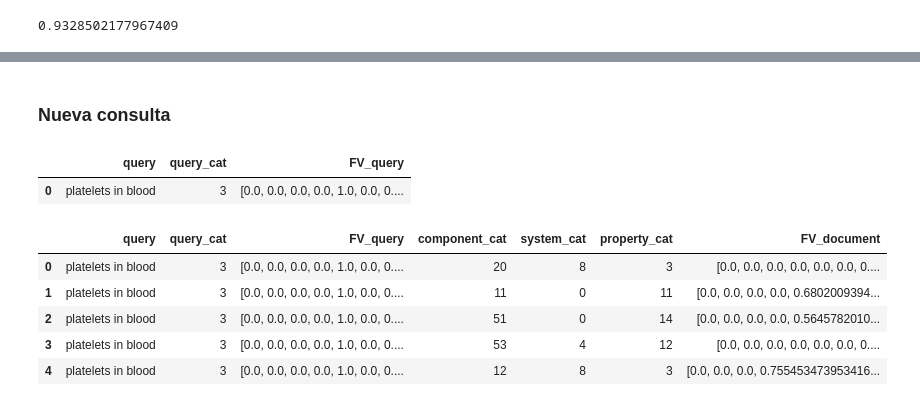
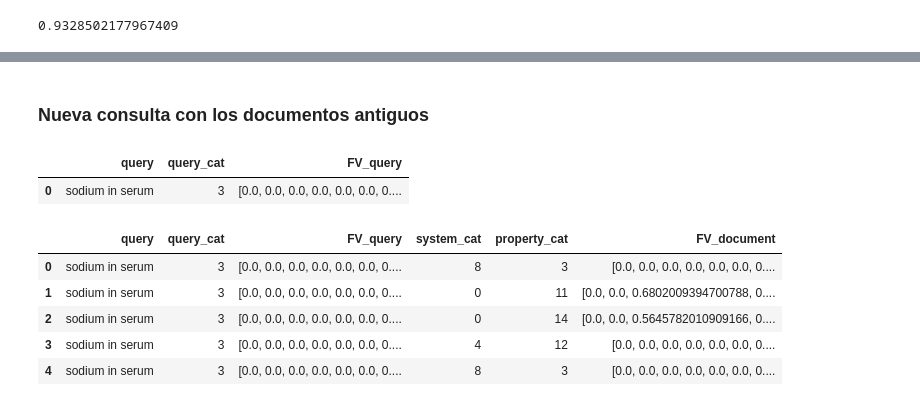
Before and after one commit to alexsierra45/ib-mlr, a Jupyter notebook: AdaRank.ipynb, the cells around one changed output, grey strips where cells are left out. Cells and saved outputs as stored; diff of their text form; code cells hidden in the pictures.

```diff
--- a/AdaRank.ipynb
+++ b/AdaRank.ipynb
@@ -28,7 +31,7 @@ dtypes: int64(1), object(5)
 memory usage: 9.6+ KB
 # %%
 encoders = {}
-for col in ['query','component', 'system', 'property']:
+for col in ['query', 'system', 'property']:
   le = LabelEncoder()
   data[col+'_cat'] = le.fit_transform(data[col])
   encoders[col] = le
@@ -61,7 +64,8 @@ def lemmatize(text):
 def return_sentences(tokens):
     return " ".join([word for word in tokens])
 # %%
-data['removed_punc'] = data['long_common_name'].apply(lambda x: remove_punct(x))
+data['text'] = data['long_common_name'] + ' ' + data['component']
+data['removed_punc'] = data['text'].apply(lambda x: remove_punct(x))
 data['tokens'] = data['removed_punc'].apply(lambda msg : tokenize(msg))
 #data['larger_tokens'] = data['tokens'].apply(lambda x : remove_small_words(x))
 data['clean_tokens'] = data['tokens'].apply(lambda x : remove_stopwords(x))
@@ -185,24 +185,24 @@ data.loc[df_query.index][:10]
 # %% [markdown]
-### Nueva consulta
+### Nueva consulta con los documentos antiguos
 # %%
-new_query = ['platelets in blood']
+new_query = ['sodium in serum']
 df_new = pd.DataFrame([new_query], columns=['query'])
 df_new['query_cat'] = encoders['query'].classes_.size
 df_new['FV_query'] = tfidf.transform(df_new['query']).toarray().tolist()
 df_new.head()
 # %% [output]
 |  | query | query_cat | FV_query |
-| 0 | platelets in blood | 3 | [0.0, 0.0, 0.0, 0.0, 1.0, 0.0, 0.... |
+| 0 | sodium in serum | 3 | [0.0, 0.0, 0.0, 0.0, 0.0, 0.0, 0.... |
 # %%
 df_new = pd.concat([df_new] * len(data['FV_document']), ignore_index=True)
-df_new = pd.concat([df_new, data[['component_cat', 'system_cat', 'property_cat', 'FV_document']]], axis=1)
+df_new = pd.concat([df_new, data[['system_cat', 'property_cat', 'FV_document']]], axis=1)
 df_new.head()
 # %% [output]
-|  | query | query_cat | FV_query | component_cat | system_cat | property_cat | FV_document |
-| 0 | platelets in blood | 3 | [0.0, 0.0, 0.0, 0.0, 1.0, 0.0, 0.... | 20 | 8 | 3 | [0.0, 0.0, 0.0, 0.0, 0.0, 0.0, 0.... |
-| 1 | platelets in blood | 3 | [0.0, 0.0, 0.0, 0.0, 1.0, 0.0, 0.... | 11 | 0 | 11 | [0.0, 0.0, 0.0, 0.0, 0.6802009394... |
-| 2 | platelets in blood | 3 | [0.0, 0.0, 0.0, 0.0, 1.0, 0.0, 0.... | 51 | 0 | 14 | [0.0, 0.0, 0.0, 0.0, 0.5645782010... |
-| 3 | platelets in blood | 3 | [0.0, 0.0, 0.0, 0.0, 1.0, 0.0, 0.... | 53 | 4 | 12 | [0.0, 0.0, 0.0, 0.0, 0.0, 0.0, 0.... |
-| 4 | platelets in blood | 3 | [0.0, 0.0, 0.0, 0.0, 1.0, 0.0, 0.... | 12 | 8 | 3 | [0.0, 0.0, 0.0, 0.755453473953416... |
+|  | query | query_cat | FV_query | system_cat | property_cat | FV_document |
+| 0 | sodium in serum | 3 | [0.0, 0.0, 0.0, 0.0, 0.0, 0.0, 0.... | 8 | 3 | [0.0, 0.0, 0.0, 0.0, 0.0, 0.0, 0.... |
+| 1 | sodium in serum | 3 | [0.0, 0.0, 0.0, 0.0, 0.0, 0.0, 0.... | 0 | 11 | [0.0, 0.0, 0.6802009394700788, 0.... |
+| 2 | sodium in serum | 3 | [0.0, 0.0, 0.0, 0.0, 0.0, 0.0, 0.... | 0 | 14 | [0.0, 0.0, 0.5645782010909166, 0.... |
+| 3 | sodium in serum | 3 | [0.0, 0.0, 0.0, 0.0, 0.0, 0.0, 0.... | 4 | 12 | [0.0, 0.0, 0.0, 0.0, 0.0, 0.0, 0.... |
+| 4 | sodium in serum | 3 | [0.0, 0.0, 0.0, 0.0, 0.0, 0.0, 0.... | 8 | 3 | [0.0, 0.0, 0.0, 0.0, 0.0, 0.0, 0.... |
 # %%
 df_new['cosine_similarity'] = df_new.apply(lambda row: cosine_similarity([row['FV_query']],[row['FV_document']])[0][0], axis=1)
```
Also changed, not shown: parts of 19 cells of this notebook.
